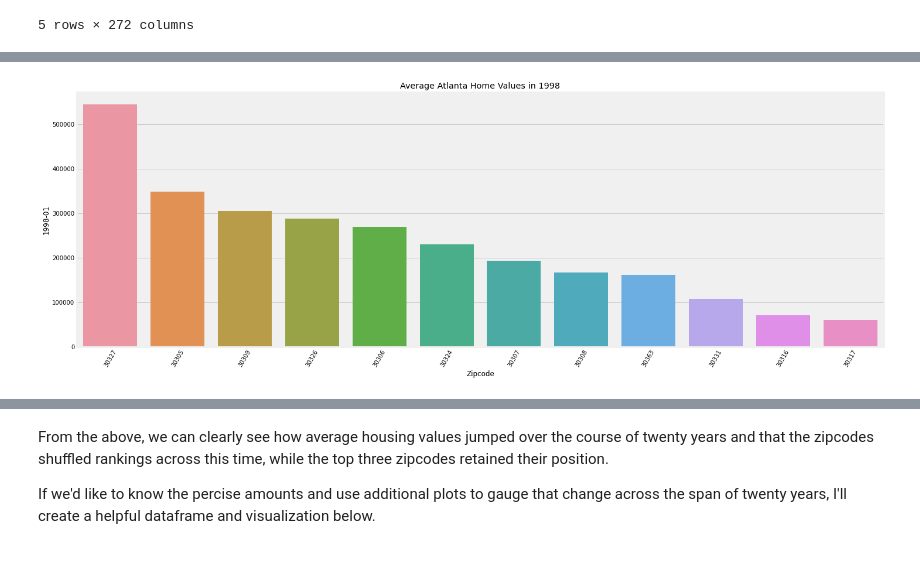
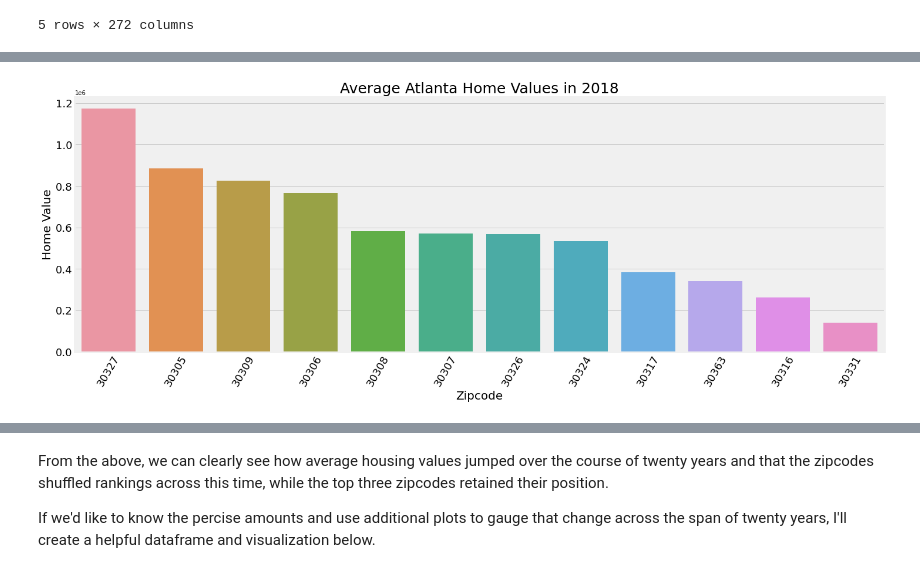
Before and after one commit to sierrafromcalifornia/Atlanta-ZIP-Code-Analysis-Project, a Jupyter notebook: time-series/investment_analysis_eda.ipynb, the cells around one changed output, grey strips where cells are left out. Drawn from its saved outputs; the diff is of its cells as text; code cells hidden in the pictures.

Commit message:
Improve label sizes on visualizations

```diff
--- a/time-series/investment_analysis_eda.ipynb
+++ b/time-series/investment_analysis_eda.ipynb
@@ -149,8 +165,11 @@ df_atl.head()
 # %%
 plt.figure(figsize=(22,8))
-sns.barplot(x='Zipcode', y='1998-01', data=df_atl, order=df_atl.sort_values('1998-01', ascending=False).Zipcode)
-plt.title('Average Atlanta Home Values in 1998')
+sns.barplot(x='Zipcode', y='2018-01', data=df_atl, order=df_atl.sort_values('2018-01', ascending=False).Zipcode)
+plt.title('Average Atlanta Home Values in 2018',fontsize=25)
+plt.tick_params(labelsize=18)
+plt.xlabel('Zipcode', fontsize=20)
+plt.ylabel('Home Value', fontsize=20)
 plt.xticks(rotation=60)
 plt.show()
 # %% [output]
-[figure, old version]
+[figure, new version]
```
Also changed, not shown: parts of 6 cells of this notebook.
